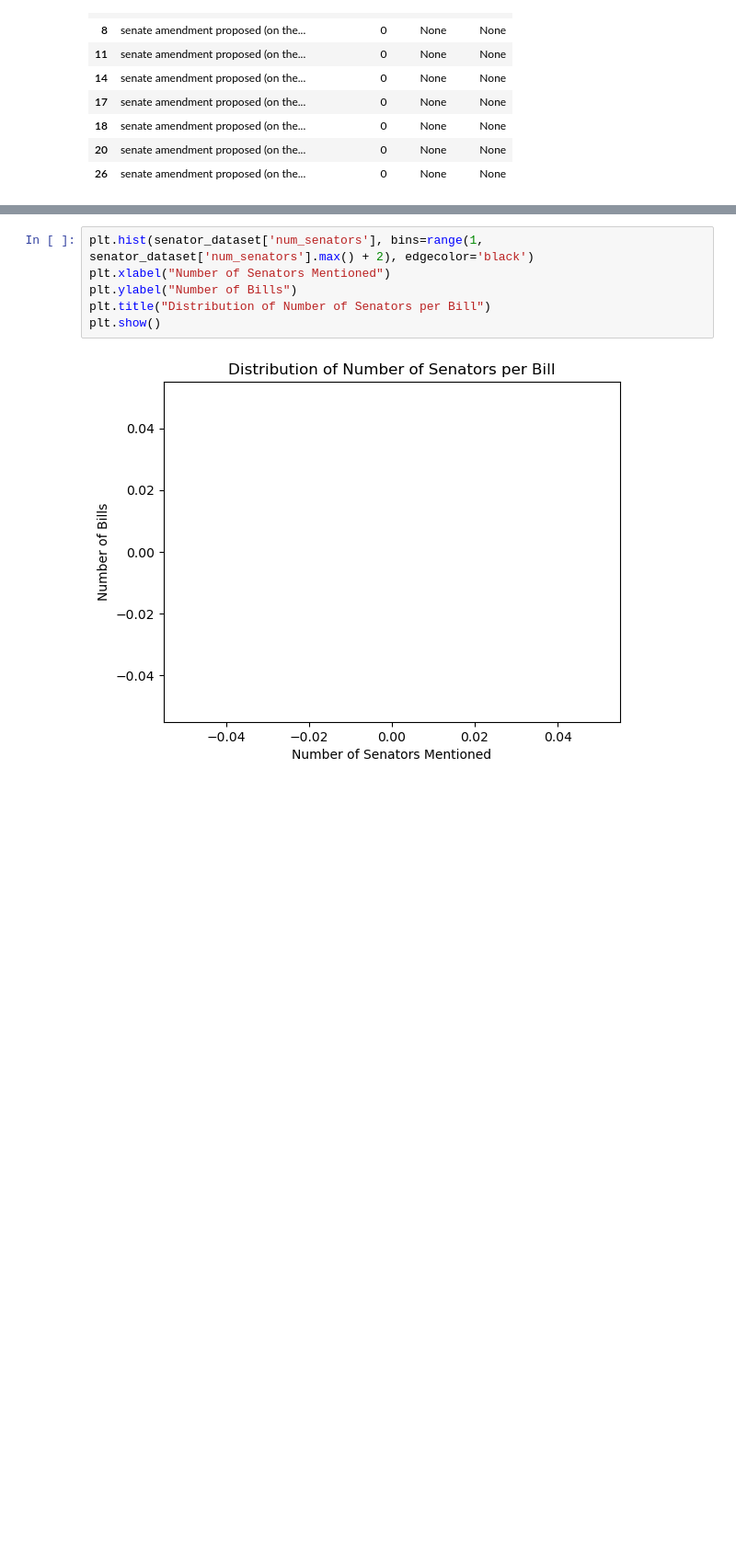
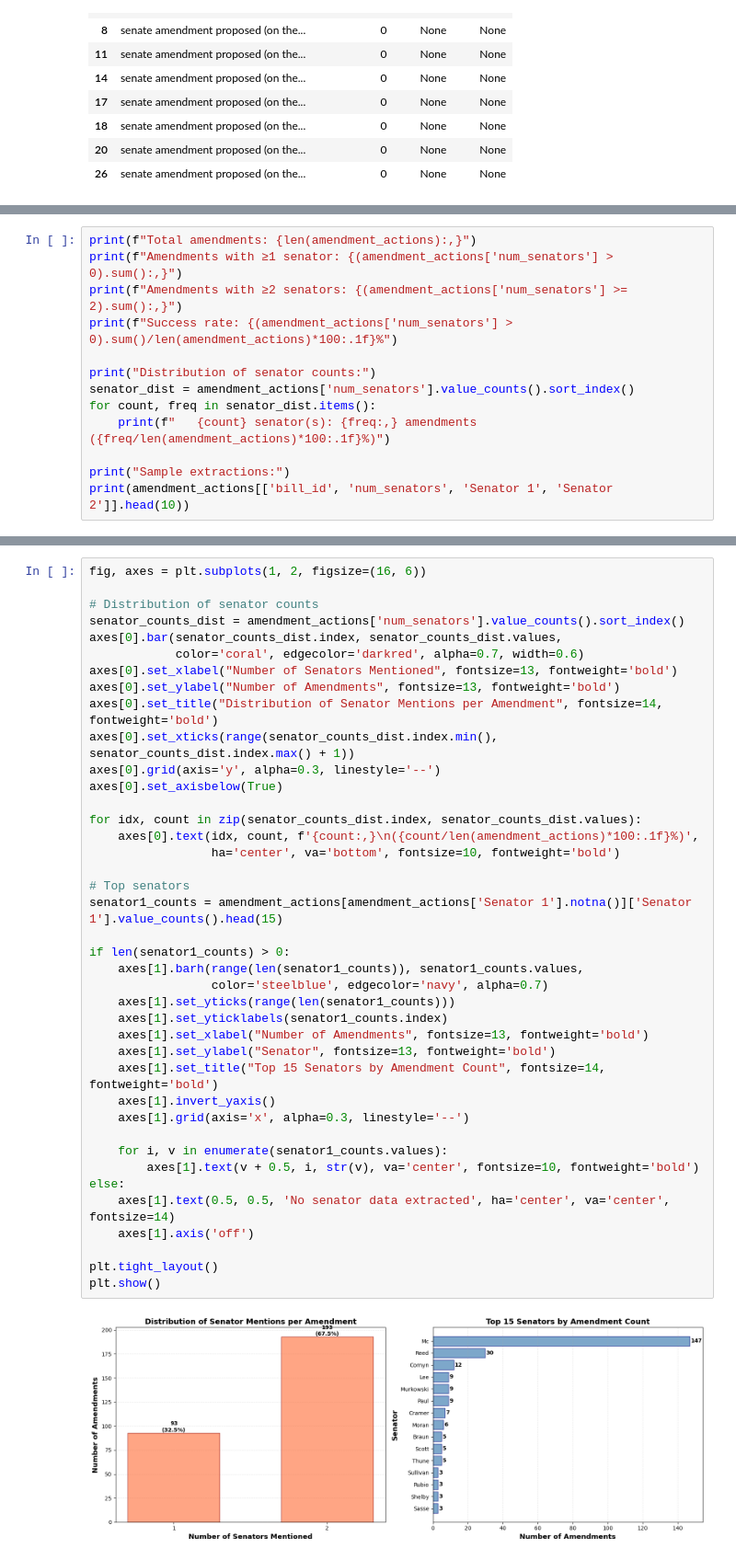
Before and after one commit to Kwatcho/datasci530fall2025, a Jupyter notebook: Homeworks/KM_HW4.ipynb, the cells around one changed output, grey strips where cells are left out. Shown at 92% size. Saved outputs shown, nothing was run; the diff lists cells and outputs as text; blank space fills up the shorter version.

```diff
--- a/Homeworks/KM_HW4.ipynb
+++ b/Homeworks/KM_HW4.ipynb
@@ -209,0 +387,13 @@ display(senator_dataset.head(10))
+# %%
+print(f"Total amendments: {len(amendment_actions):,}")
+print(f"Amendments with ≥1 senator: {(amendment_actions['num_senators'] > 0).sum():,}")
+print(f"Amendments with ≥2 senators: {(amendment_actions['num_senators'] >= 2).sum():,}")
+print(f"Success rate: {(amendment_actions['num_senators'] > 0).sum()/len(amendment_actions)*100:.1f}%")
+
+print("Distribution of senator counts:")
+senator_dist = amendment_actions['num_senators'].value_counts().sort_index()
+for count, freq in senator_dist.items():
+    print(f"   {count} senator(s): {freq:,} amendments ({freq/len(amendment_actions)*100:.1f}%)")
+
+print("Sample extractions:")
+print(amendment_actions[['bill_id', 'num_senators', 'Senator 1', 'Senator 2']].head(10))
@@ -212,8 +422,42 @@ display(senator_dataset.head(10))
 # %%
-plt.hist(senator_dataset['num_senators'], bins=range(1, senator_dataset['num_senators'].max() + 2), edgecolor='black')
-plt.xlabel("Number of Senators Mentioned")
-plt.ylabel("Number of Bills")
-plt.title("Distribution of Number of Senators per Bill")
+fig, axes = plt.subplots(1, 2, figsize=(16, 6))
+
+# Distribution of senator counts
+senator_counts_dist = amendment_actions['num_senators'].value_counts().sort_index()
+axes[0].bar(senator_counts_dist.index, senator_counts_dist.values,
+            color='coral', edgecolor='darkred', alpha=0.7, width=0.6)
+axes[0].set_xlabel("Number of Senators Mentioned", fontsize=13, fontweight='bold')
+axes[0].set_ylabel("Number of Amendments", fontsize=13, fontweight='bold')
+axes[0].set_title("Distribution of Senator Mentions per Amendment", fontsize=14, fontweight='bold')
+axes[0].set_xticks(range(senator_counts_dist.index.min(), senator_counts_dist.index.max() + 1))
+axes[0].grid(axis='y', alpha=0.3, linestyle='--')
+axes[0].set_axisbelow(True)
+
+for idx, count in zip(senator_counts_dist.index, senator_counts_dist.values):
+    axes[0].text(idx, count, f'{count:,}\n({count/len(amendment_actions)*100:.1f}%)',
+                 ha='center', va='bottom', fontsize=10, fontweight='bold')
+
+# Top senators
+senator1_counts = amendment_actions[amendment_actions['Senator 1'].notna()]['Senator 1'].value_counts().head(15)
+
+if len(senator1_counts) > 0:
+    axes[1].barh(range(len(senator1_counts)), senator1_counts.values,
+                 color='steelblue', edgecolor='navy', alpha=0.7)
+    axes[1].set_yticks(range(len(senator1_counts)))
+    axes[1].set_yticklabels(senator1_counts.index)
+    axes[1].set_xlabel("Number of Amendments", fontsize=13, fontweight='bold')
+    axes[1].set_ylabel("Senator", fontsize=13, fontweight='bold')
+    axes[1].set_title("Top 15 Senators by Amendment Count", fontsize=14, fontweight='bold')
+    axes[1].invert_yaxis()
+    axes[1].grid(axis='x', alpha=0.3, linestyle='--')
+
+    for i, v in enumerate(senator1_counts.values):
+        axes[1].text(v + 0.5, i, str(v), va='center', fontsize=10, fontweight='bold')
+else:
+    axes[1].text(0.5, 0.5, 'No senator data extracted', ha='center', va='center', fontsize=14)
+    axes[1].axis('off')
+
+plt.tight_layout()
 plt.show()
 # %% [output]
-[figure, old version]
+[figure, new version]
```
Also changed, not shown: parts of 28 cells of this notebook, 1 other file.
